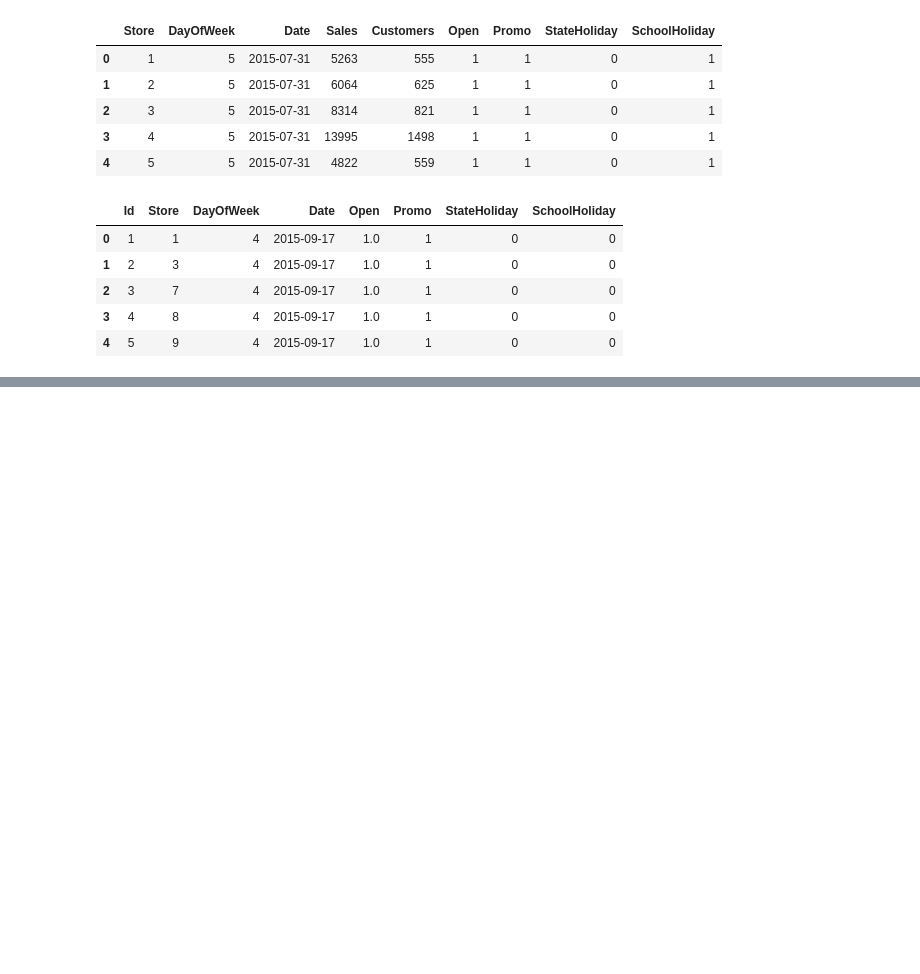
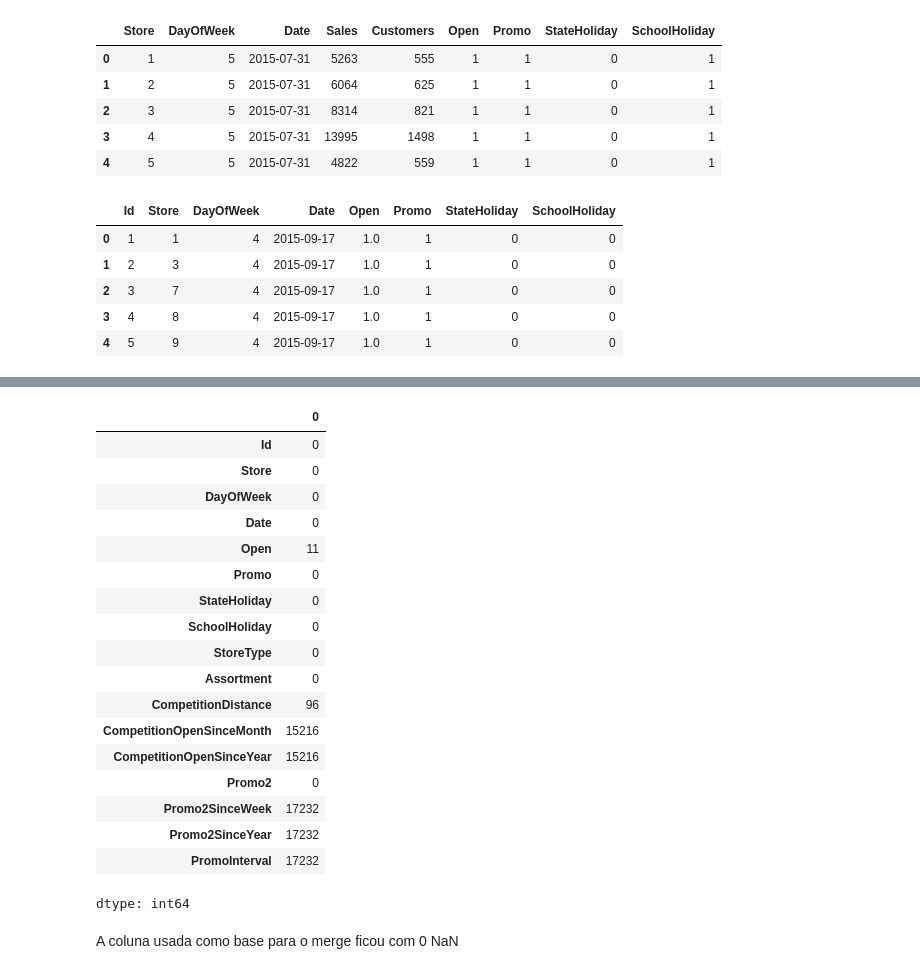
Before and after one commit to HammadN98/previsao_de_vendas, a Jupyter notebook: previsao_das_vendas_lojas_Rossmann.ipynb, the cells around one changed output, grey strips where cells are left out. Saved outputs shown, nothing was run; the diff lists cells and outputs as text; code cells hidden in the pictures; blank space fills up the shorter version.

Commit message:
tratando valores ausentes

```diff
--- a/previsao_das_vendas_lojas_Rossmann.ipynb
+++ b/previsao_das_vendas_lojas_Rossmann.ipynb
@@ -36,0 +98,25 @@ test.head()
+# %%
+#Valores ausentes por coluna no test
+test.isnull().sum()
+# %% [output]
+|  | 0 |
+| Id | 0 |
+| Store | 0 |
+| DayOfWeek | 0 |
+| Date | 0 |
+| Open | 11 |
+| Promo | 0 |
+| StateHoliday | 0 |
+| SchoolHoliday | 0 |
+| StoreType | 0 |
+| Assortment | 0 |
+| CompetitionDistance | 96 |
+| CompetitionOpenSinceMonth | 15216 |
+| CompetitionOpenSinceYear | 15216 |
+| Promo2 | 0 |
+| Promo2SinceWeek | 17232 |
+| Promo2SinceYear | 17232 |
+| PromoInterval | 17232 |
+dtype: int64
+# %% [markdown]
+A coluna usada como base para o merge ficou com 0 NaN
```
Also changed, not shown: parts of 16 cells of this notebook.
